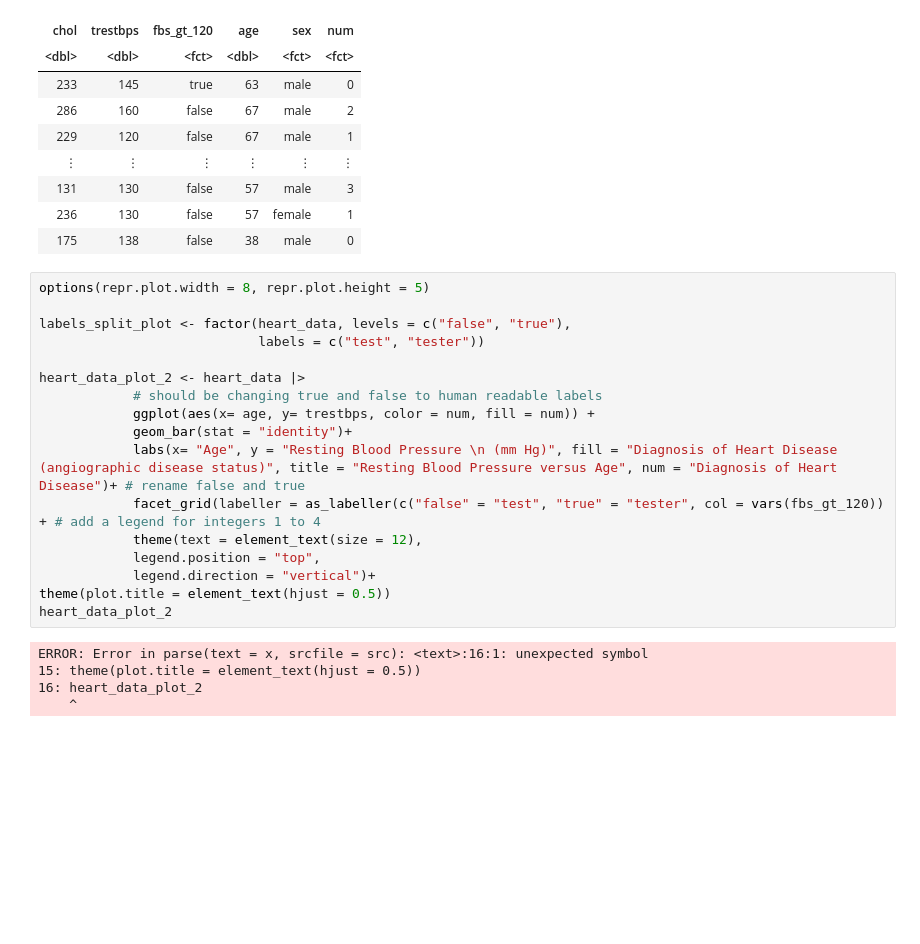
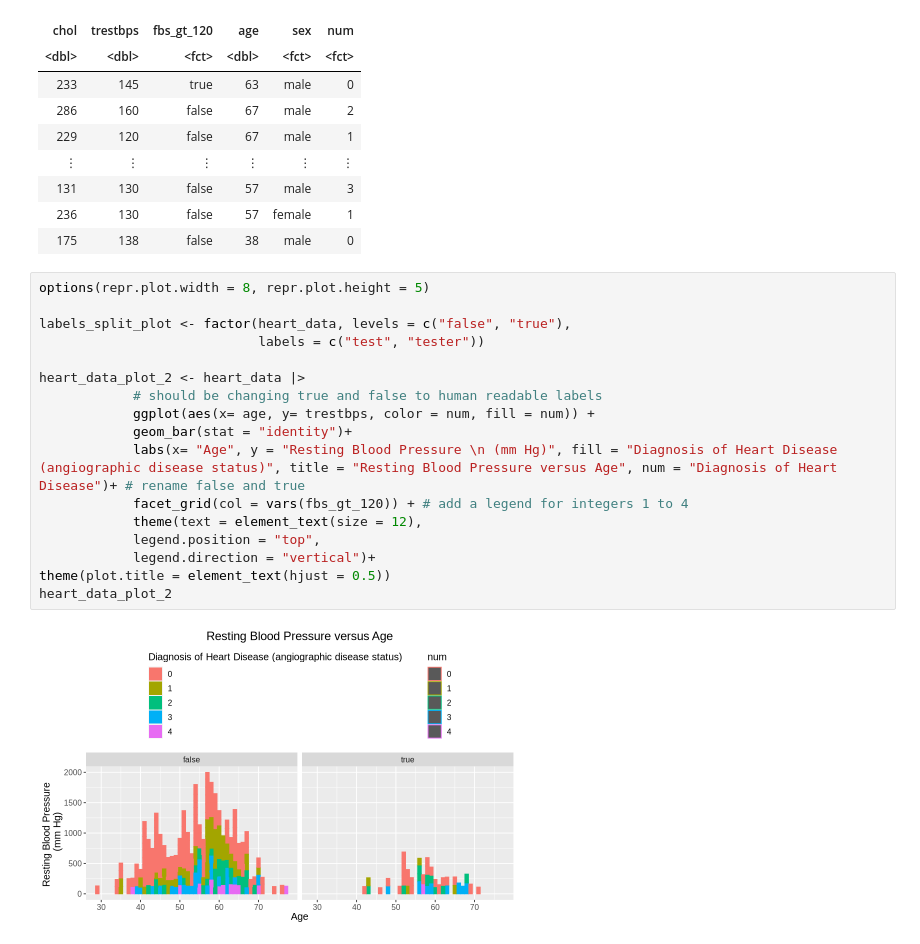
Before and after one commit to cchan70/dsci-100-project-17, a Jupyter notebook: Proposal.ipynb, the cells around one changed output. Cells and saved outputs as stored; diff of their text form; blank space fills up the shorter version.

Commit message:
plot 2

```diff
--- a/Proposal.ipynb
+++ b/Proposal.ipynb
@@ -54,22 +54,19 @@ A tibble: 303 × 6
 # %%
 options(repr.plot.width = 8, repr.plot.height = 5)
 
 labels_split_plot <- factor(heart_data, levels = c("false", "true"),
                             labels = c("test", "tester"))
 
 heart_data_plot_2 <- heart_data |>
             # should be changing true and false to human readable labels
             ggplot(aes(x= age, y= trestbps, color = num, fill = num)) +
             geom_bar(stat = "identity")+
             labs(x= "Age", y = "Resting Blood Pressure \n (mm Hg)", fill = "Diagnosis of Heart Disease (angiographic disease status)", title = "Resting Blood Pressure versus Age", num = "Diagnosis of Heart Disease")+ # rename false and true
-            facet_grid(labeller = as_labeller(c("false" = "test", "true" = "tester", col = vars(fbs_gt_120)) + # add a legend for integers 1 to 4
+            facet_grid(col = vars(fbs_gt_120)) + # add a legend for integers 1 to 4
             theme(text = element_text(size = 12),
             legend.position = "top",
             legend.direction = "vertical")+
 theme(plot.title = element_text(hjust = 0.5))
 heart_data_plot_2
 # %% [output]
-ERROR: Error in parse(text = x, srcfile = src): <text>:16:1: unexpected symbol
-15: theme(plot.title = element_text(hjust = 0.5))
-16: heart_data_plot_2
-    ^
+[figure, added]
```
